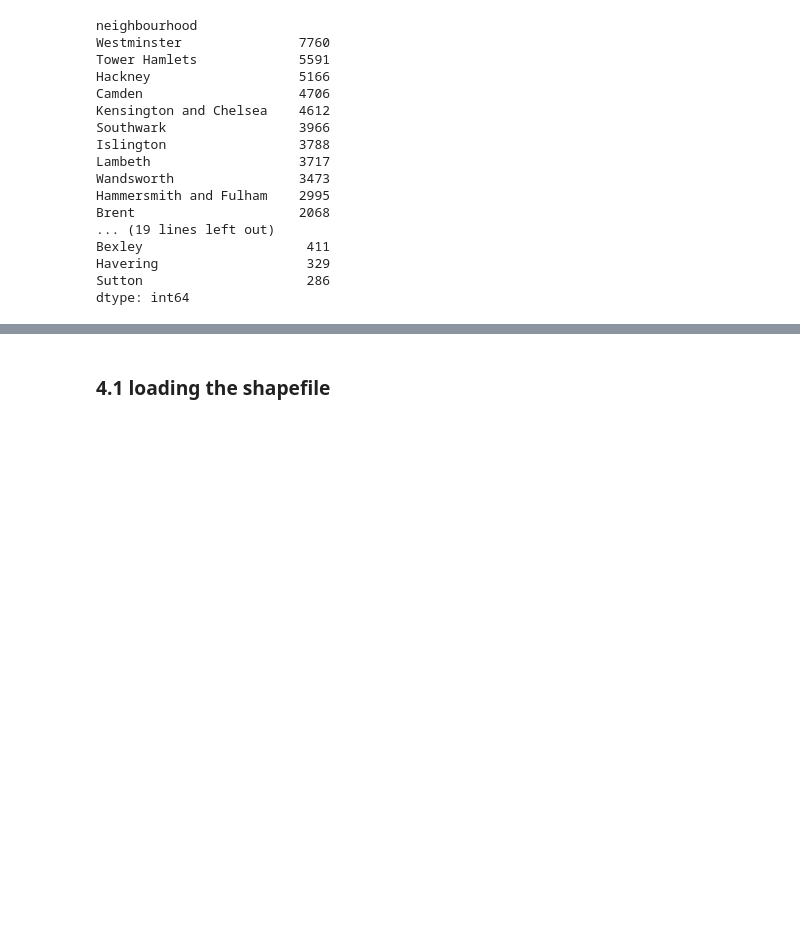
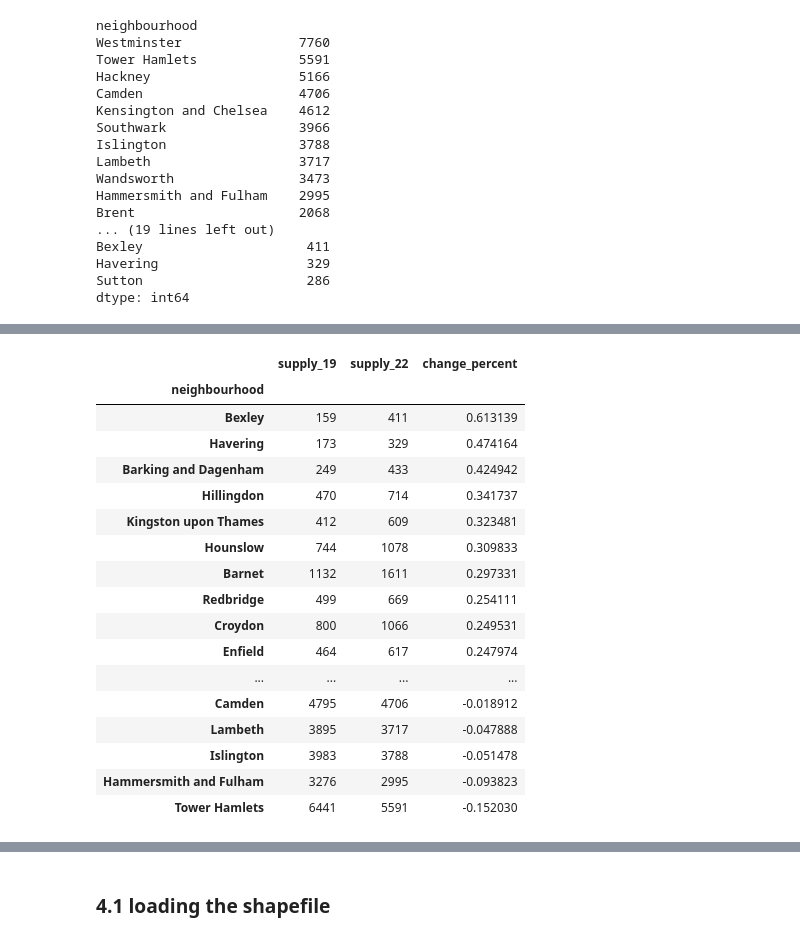
Before and after one commit to Eriswang/fsds_013, a Jupyter notebook: part1_2_0117.ipynb, the cells around one changed output, grey strips where cells are left out. Saved outputs shown, nothing was run; the diff lists cells and outputs as text; code cells hidden in the pictures; blank space fills up the shorter version.

```diff
--- a/part1_2_0117.ipynb
+++ b/part1_2_0117.ipynb
@@ -765,3 +768,10 @@ Bexley                     411
 Havering                   329
 Sutton                     286
 dtype: int64
+# %%
+# join this two dataframes through neighbourhood name
+supply_19_22 = pd.concat([number_of_listings_19, number_of_listings_22], axis = 1)
+
+supply_19_22.columns = ['supply_19', 'supply_22']
+
+supply_19_22
@@ -768,3 +797,26 @@ dtype: int64
+# %%
+supply_19_22['change_percent'] = (supply_19_22['supply_22'] - supply_19_22['supply_19']) / supply_19_22['supply_22']
+
+supply_19_22.sort_values(by='change_percent', ascending=False)
+# %% [output]
+|  | supply_19 | supply_22 | change_percent |
+| neighbourhood |  |  |  |
+| Bexley | 159 | 411 | 0.613139 |
+| Havering | 173 | 329 | 0.474164 |
+| Barking and Dagenham | 249 | 433 | 0.424942 |
+| Hillingdon | 470 | 714 | 0.341737 |
+| Kingston upon Thames | 412 | 609 | 0.323481 |
+| Hounslow | 744 | 1078 | 0.309833 |
+| Barnet | 1132 | 1611 | 0.297331 |
+| Redbridge | 499 | 669 | 0.254111 |
+| Croydon | 800 | 1066 | 0.249531 |
+| Enfield | 464 | 617 | 0.247974 |
+| ... | ... | ... | ... |
+| Camden | 4795 | 4706 | -0.018912 |
+| Lambeth | 3895 | 3717 | -0.047888 |
+| Islington | 3983 | 3788 | -0.051478 |
+| Hammersmith and Fulham | 3276 | 2995 | -0.093823 |
+| Tower Hamlets | 6441 | 5591 | -0.152030 |
 # %%
 from matplotlib import pyplot as plt
 from matplotlib import font_manager
```
Also changed, not shown: parts of 34 cells of this notebook.
